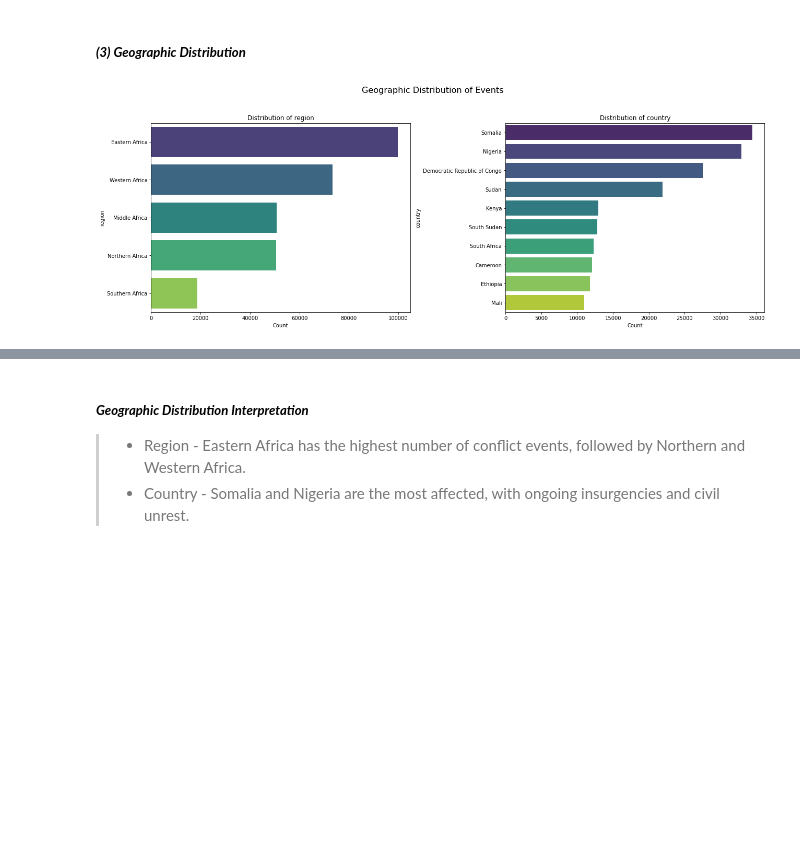
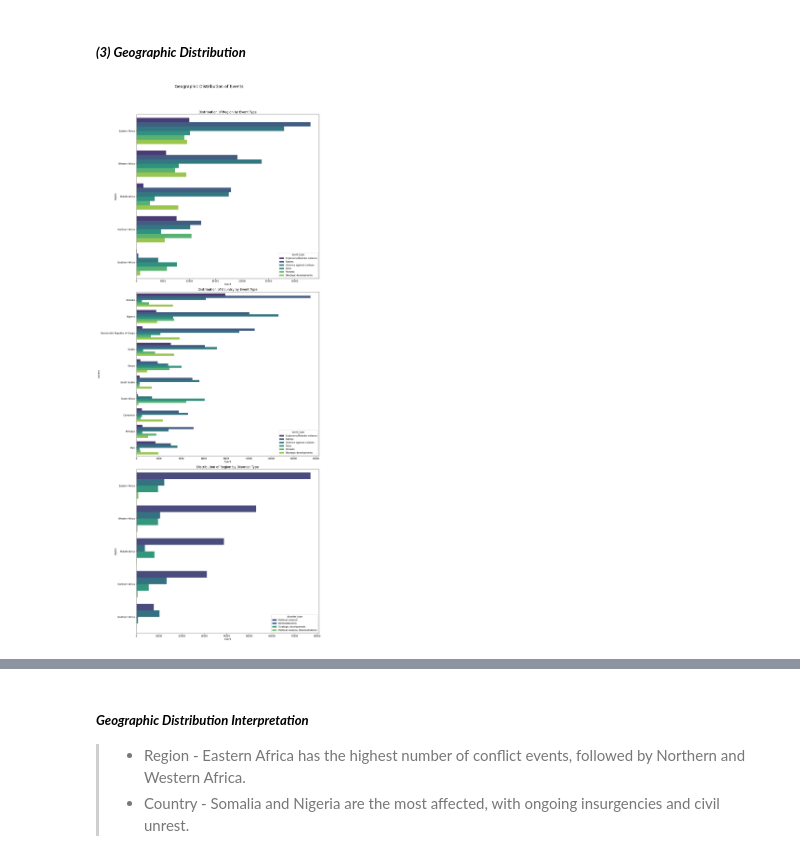
Before and after one commit to Collz472/DSF-PT08P5-GROUP-11-CAPSTONE-PROJECT, a Jupyter notebook: Conflict_Prediction_Model_in_Africa.ipynb, the cells around one changed output, grey strips where cells are left out. Drawn from its saved outputs; the diff is of its cells as text; code cells hidden in the pictures; blank space fills up the shorter version.

Commit message:
Data Understanding

```diff
--- a/Conflict_Prediction_Model_in_Africa.ipynb
+++ b/Conflict_Prediction_Model_in_Africa.ipynb
@@ -575,7 +575,7 @@ actor_columns = ['actor1', 'inter1', 'actor2', 'inter2', 'interaction']
 # Set up the figure and axes dynamically based on the number of columns
 num_plots = len(actor_columns)
 rows = (num_plots // 2) + (num_plots % 2)  # Ensure enough rows
-fig, axes = plt.subplots(rows, 2, figsize=(18, 12))
+fig, axes = plt.subplots(rows, 2, figsize=(25, 30))
 
 fig.suptitle('Distribution of Actors & Interactions', fontsize=16)
 # Flatten axes only if there are multiple rows
@@ -607,32 +608,37 @@ plt.show()
 # %% [markdown]
 ##### ***(3) Geographic Distribution***
 # %%
-# Define geographic columns
-geo_columns = ['region', 'country']
-# Determine the number of required rows
-#num_plots = len(geo_columns)
-num_plots = 2
-#rows = (num_plots // 2) + (num_plots % 2)
-rows = 2
-# Set up the figure and axes
-fig, axes = plt.subplots(rows, 2, figsize=(18, 12))
-fig.suptitle('Geographic Distribution of Events', fontsize=16)
-# Flatten axes if multiple rows exist, otherwise make it a list
-if rows > 1:
-    axes = axes.flatten()
-else:
+
+# Plan: (column to plot, hue, plot title)
+plot_plan = [
+    ('region', 'event_type', 'Distribution of Region by Event Type'),
+    ('country', 'event_type', 'Distribution of Country by Event Type'),
+    ('region', 'disorder_type', 'Distribution of Region by Disorder Type')
+]
+
+# Create the figure with len(plot_plan) subplots vertically
+fig, axes = plt.subplots(len(plot_plan), 1, figsize=(14, 35))
+fig.suptitle('Geographic Distribution of Events', fontsize=18)
+
+# If only one plot, ensure axes is iterable
+if len(plot_plan) == 1:
     axes = [axes]
-# Plot each column
-for i, col in enumerate(geo_columns):
-    sns.countplot(y=df1[col], order=df1[col].value_counts().index[:10], ax=axes[i], palette="viridis")
-    axes[i].set_title(f'Distribution of {col}')
+
+# Loop through the plot plan
+for i, (col, hue_col, title) in enumerate(plot_plan):
+    sns.countplot(
+        y=df1[col],
+        hue=df1[hue_col],
+        palette="viridis",
+        order=df1[col].value_counts().index[:10],  # Optional: Top 10 for readability
+        ax=axes[i],
+        data=df1
+    )
+    axes[i].set_title(title, fontsize=14)
     axes[i].set_xlabel('Count')
     axes[i].set_ylabel(col)
-# Remove any unused subplots
-for j in range(i + 1, len(axes)):
-    fig.delaxes(axes[j])  # Delete empty subplot
 
-plt.tight_layout(rect=[0, 0, 1, 0.96])
+plt.tight_layout(rect=[0, 0, 1, 0.95])
 plt.show()
 # %% [output]
-[figure, old version]
+[figure, new version]
```
Also changed, not shown: parts of 3 cells of this notebook.
